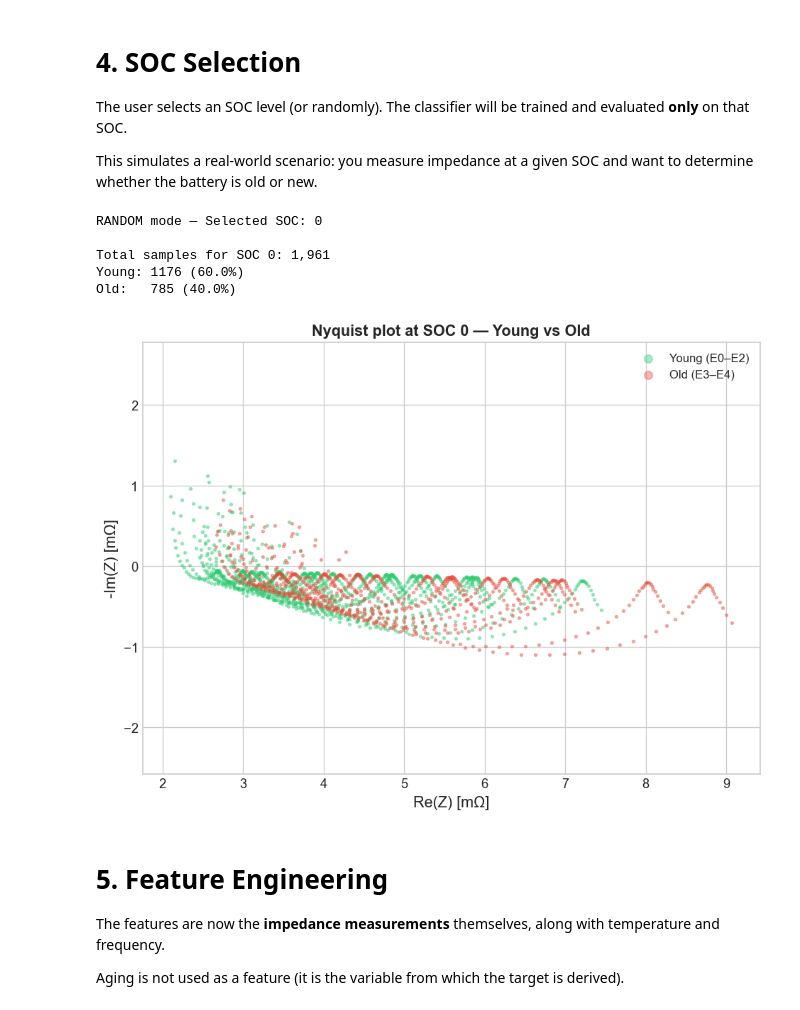
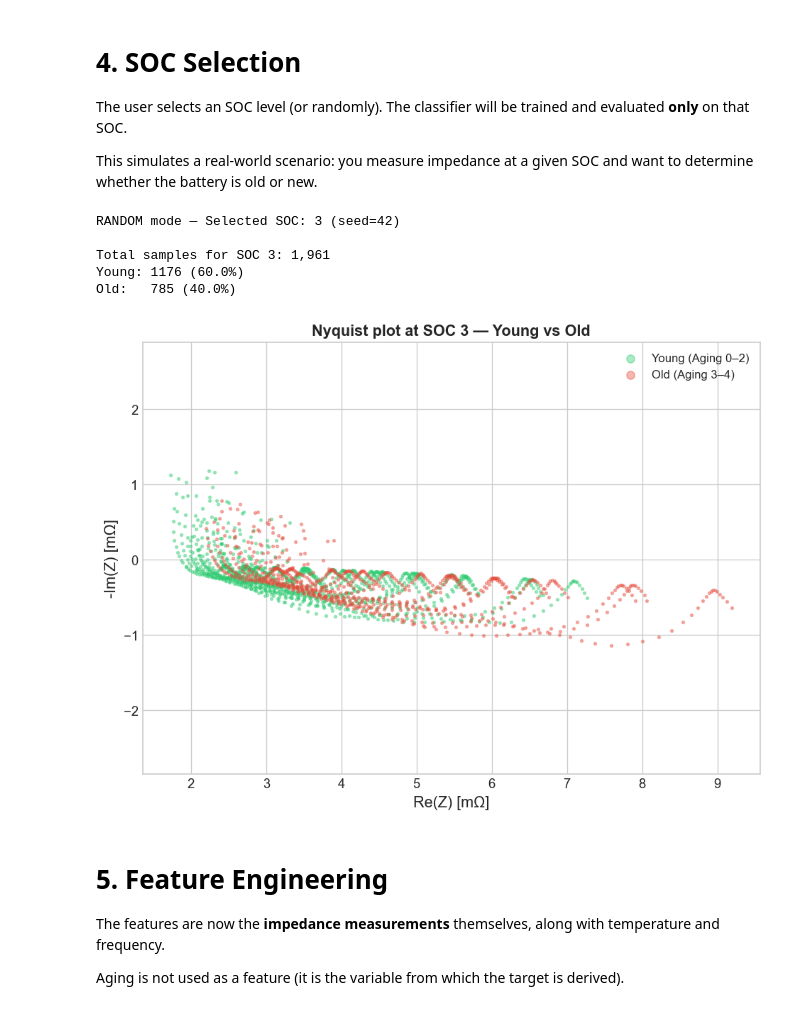
Before and after one commit to marcosoldani/ml_LiBs_project, a Jupyter notebook: notebooks/2_ClassificationAges.ipynb, the cells around one changed output. Cells and saved outputs as stored; diff of their text form; code cells hidden in the pictures.

Commit message:
removed import and fixed random seed

```diff
--- a/notebooks/2_ClassificationAges.ipynb
+++ b/notebooks/2_ClassificationAges.ipynb
@@ -325,14 +319,11 @@ The user selects an SOC level (or randomly). The classifier will be trained and
 
 This simulates a real-world scenario: you measure impedance at a given SOC and want to determine whether the battery is old or new.
 # %%
-# ╔════════════════════════════════════════════════════════════╗
-# ║  CONFIGURATION: Select SOC                                 ║
-# ╚════════════════════════════════════════════════════════════╝
+# CONFIGURATION: Choose the selection mode
+mode = "random"           # "random" or "manual"
+RANDOM_SEED = 42          # Seed for reproducible random selection. Change it to get a different SOC.
 
-mode = "random"       # "random" or "manual"
-MANUAL_SOC = 2        # Default, if mode="manual" specify SOC (0, 1, 2, 3, 4)
-
-# ─────────────────────────────────────────────────────────────
+MANUAL_SOC = 2            # If mode="manual", specify SOC (0, 1, 2, 3, 4)
 
 available_socs = sorted(df["SOC"].unique())
 
@@ -344,9 +335,9 @@ if mode == "manual":
     print(f"MANUAL mode — Selected SOC: {SELECTED_SOC}")
 
 elif mode == "random":
-    np.random.seed(None)
+    np.random.seed(RANDOM_SEED)
     SELECTED_SOC = np.random.choice(available_socs)
-    print(f"RANDOM mode — Selected SOC: {SELECTED_SOC}")
+    print(f"RANDOM mode — Selected SOC: {SELECTED_SOC} (seed={RANDOM_SEED})")
 
 else:
     raise ValueError(f"Unknown mode '{mode}'.")
@@ -363,9 +354,9 @@ old_count = (df_soc["Age_class"] == 1).sum()
 print(f"Young: {young_count} ({young_count / len(df_soc) * 100:.1f}%)")
 print(f"Old:   {old_count} ({old_count / len(df_soc) * 100:.1f}%)")
 # %% [output]
-RANDOM mode — Selected SOC: 0
+RANDOM mode — Selected SOC: 3 (seed=42)
 
-Total samples for SOC 0: 1,961
+Total samples for SOC 3: 1,961
 Young: 1176 (60.0%)
 Old:   785 (40.0%)
 # %%
@@ -373,36 +364,36 @@ Old:   785 (40.0%)
 
 fig, ax = plt.subplots(figsize=(8, 6))
 
 for cls, color, label in [
-    (0, CLASS_COLORS[0], "Young (E0–E2)"),
-    (1, CLASS_COLORS[1], "Old (E3–E4)"),
+    (0, CLASS_COLORS[0], "Young (Aging 0–2)"),
+    (1, CLASS_COLORS[1], "Old (Aging 3–4)"),
 ]:
     mask = df_soc["Age_class"] == cls
 
     ax.scatter(
         df_soc.loc[mask, "Z_real"],
         -df_soc.loc[mask, "Z_imag"],
         s=5,
         alpha=0.4,
         color=color,
         label=label,
     )
 
 ax.set_xlabel("Re(Z) [mΩ]")
 ax.set_ylabel("-Im(Z) [mΩ]")
 ax.set_title(
     f"Nyquist plot at SOC {SELECTED_SOC} — Young vs Old",
     fontsize=13,
     fontweight="bold",
 )
 
 ax.legend(markerscale=3)
 ax.set_aspect("equal", adjustable="datalim")
 
 plt.tight_layout()
 plt.show()
 # %% [output]
-[figure, old version]
+[figure, new version]
 # %% [markdown]
 # 5. Feature Engineering
 
```
Also changed, not shown: parts of 12 cells of this notebook.
